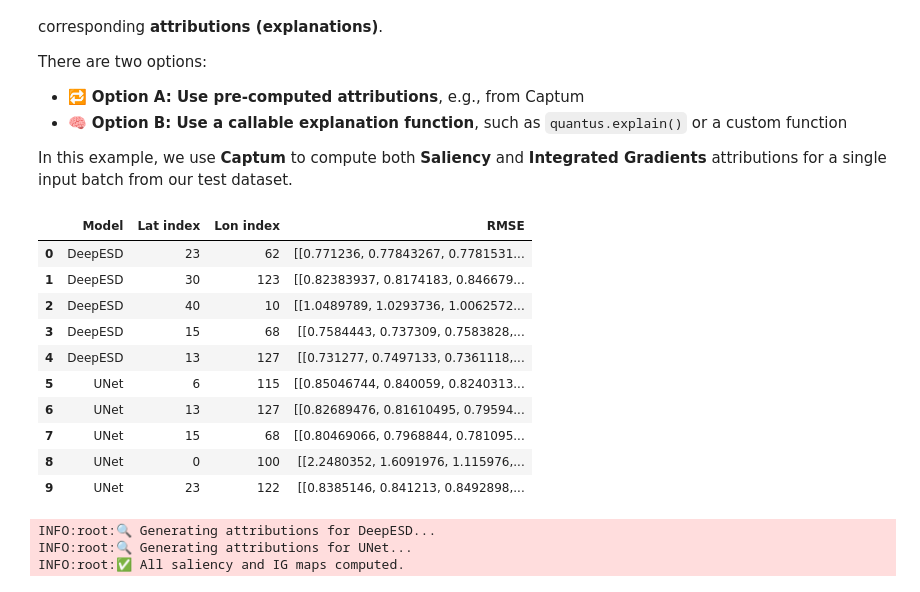
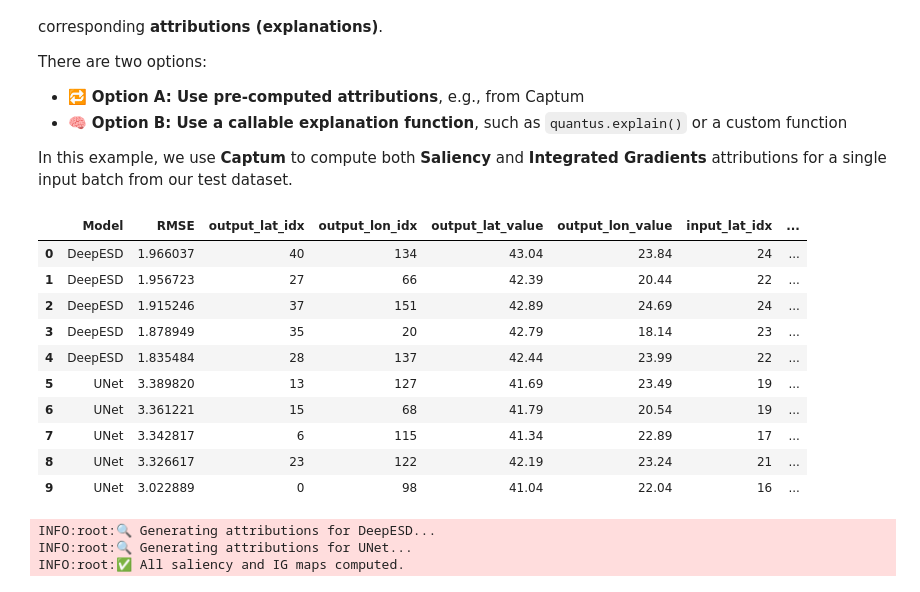
Before and after one commit to aperezvelasco/clear-climate-ws4, a Jupyter notebook: notebooks/explainability.ipynb, the cells around one changed output. Drawn from its saved outputs; the diff is of its cells as text; code cells hidden in the pictures.

```diff
--- a/notebooks/explainability.ipynb
+++ b/notebooks/explainability.ipynb
@@ -102,7 +107,12 @@ logging.info("Generating test dataloader...")
 
 # Paths
 test_era5 = "../data/test_era5.nc"
+input_lats = xr.open_dataset("../data/test_era5.nc")["lat"].values
+input_lons = xr.open_dataset("../data/test_era5.nc")["lon"].values
+
 test_cerra = "../data/test_cerra.nc"
+output_lats = xr.open_dataset("../data/test_cerra.nc")["lat"].values
+output_lons = xr.open_dataset("../data/test_cerra.nc")["lon"].values
 
 test_dataloader = load_netcdf_pair(test_era5, test_cerra, batch_size=1)
 input_sample, target_sample = test_dataloader.dataset[0]
@@ -175,54 +185,74 @@ rmse_unet = np.sqrt(np.mean((unet_np - target_np) ** 2, axis=0))
 
 
 def select_diverse_high_error_pixels(error_map, num_pixels=5, min_distance=10):
     flat_indices = np.argsort(error_map.ravel())[::-1]
     lat_lon_indices = np.array(np.unravel_index(flat_indices, error_map.shape)).T
 
     selected = []
     for lat_idx, lon_idx in lat_lon_indices:
         if all(
             np.linalg.norm(np.array([lat_idx, lon_idx]) - np.array(p)) >= min_distance
             for p in selected
         ):
             selected.append([lat_idx, lon_idx])
         if len(selected) == num_pixels:
             break
 
     return selected
 
 
 # Apply to each RMSE map
 coords_deepesd = select_diverse_high_error_pixels(
     rmse_deepesd, num_pixels=5, min_distance=10
 )
 coords_unet = select_diverse_high_error_pixels(rmse_unet, num_pixels=5, min_distance=10)
 
 
-import pandas as pd
+def find_nearest_index(array, value):
+    return (np.abs(array - value)).argmin()
 
-df = pd.DataFrame(
-    {
-        "Model": ["DeepESD"] * 5 + ["UNet"] * 5,
-        "Lat index": [c[0] for c in coords_deepesd + coords_unet],
-        "Lon index": [c[1] for c in coords_deepesd + coords_unet],
-        "RMSE": [rmse_deepesd[c] for c in coords_deepesd]
-        + [rmse_unet[c] for c in coords_unet],
-    }
-)
+
+def build_pixel_df(model_name, coords, rmse_map):
+    output_lat_idx = [lat for lat, lon in coords]
+    output_lon_idx = [lon for lat, lon in coords]
+    output_lat_val = [output_lats[lat] for lat in output_lat_idx]
+    output_lon_val = [output_lons[lon] for lon in output_lon_idx]
+    input_lat_idx = [find_nearest_index(input_lats, val) for val in output_lat_val]
+    input_lon_idx = [find_nearest_index(input_lons, val) for val in output_lon_val]
+    rmse_vals = [rmse_map[lat, lon] for lat, lon in coords]
+
+    return pd.DataFrame(
+        {
+            "Model": [model_name] * len(coords),
+            "RMSE": rmse_vals,
+            "output_lat_idx": output_lat_idx,
+            "output_lon_idx": output_lon_idx,
+            "output_lat_value": output_lat_val,
+            "output_lon_value": output_lon_val,
+            "input_lat_idx": input_lat_idx,
+            "input_lon_idx": input_lon_idx,
+        }
+    )
+
+
+# Build separate DataFrames and concatenate
+df_deepesd = build_pixel_df("DeepESD", coords_deepesd, rmse_deepesd)
+df_unet = build_pixel_df("UNet", coords_unet, rmse_unet)
+df = pd.concat([df_deepesd, df_unet], ignore_index=True)
 
 display(df)
 # %% [output]
-|  | Model | Lat index | Lon index | RMSE |
-| 0 | DeepESD | 23 | 62 | [[0.771236, 0.77843267, 0.7781531... |
-| 1 | DeepESD | 30 | 123 | [[0.82383937, 0.8174183, 0.846679... |
-| 2 | DeepESD | 40 | 10 | [[1.0489789, 1.0293736, 1.0062572... |
-| 3 | DeepESD | 15 | 68 | [[0.7584443, 0.737309, 0.7583828,... |
-| 4 | DeepESD | 13 | 127 | [[0.731277, 0.7497133, 0.7361118,... |
-| 5 | UNet | 6 | 115 | [[0.85046744, 0.840059, 0.8240313... |
-| 6 | UNet | 13 | 127 | [[0.82689476, 0.81610495, 0.79594... |
-| 7 | UNet | 15 | 68 | [[0.80469066, 0.7968844, 0.781095... |
-| 8 | UNet | 0 | 100 | [[2.2480352, 1.6091976, 1.115976,... |
-| 9 | UNet | 23 | 122 | [[0.8385146, 0.841213, 0.8492898,... |
+|  | Model | RMSE | output_lat_idx | output_lon_idx | output_lat_value | output_lon_value | input_lat_idx | ... |
+| 0 | DeepESD | 1.966037 | 40 | 134 | 43.04 | 23.84 | 24 | ... |
+| 1 | DeepESD | 1.956723 | 27 | 66 | 42.39 | 20.44 | 22 | ... |
+| 2 | DeepESD | 1.915246 | 37 | 151 | 42.89 | 24.69 | 24 | ... |
+| 3 | DeepESD | 1.878949 | 35 | 20 | 42.79 | 18.14 | 23 | ... |
+| 4 | DeepESD | 1.835484 | 28 | 137 | 42.44 | 23.99 | 22 | ... |
+| 5 | UNet | 3.389820 | 13 | 127 | 41.69 | 23.49 | 19 | ... |
+| 6 | UNet | 3.361221 | 15 | 68 | 41.79 | 20.54 | 19 | ... |
+| 7 | UNet | 3.342817 | 6 | 115 | 41.34 | 22.89 | 17 | ... |
+| 8 | UNet | 3.326617 | 23 | 122 | 42.19 | 23.24 | 21 | ... |
+| 9 | UNet | 3.022889 | 0 | 98 | 41.04 | 22.04 | 16 | ... |
 # %%
 from captum.attr import Saliency, IntegratedGradients
 import torch
```
Also changed, not shown: parts of 4 cells of this notebook, 2 other files.
